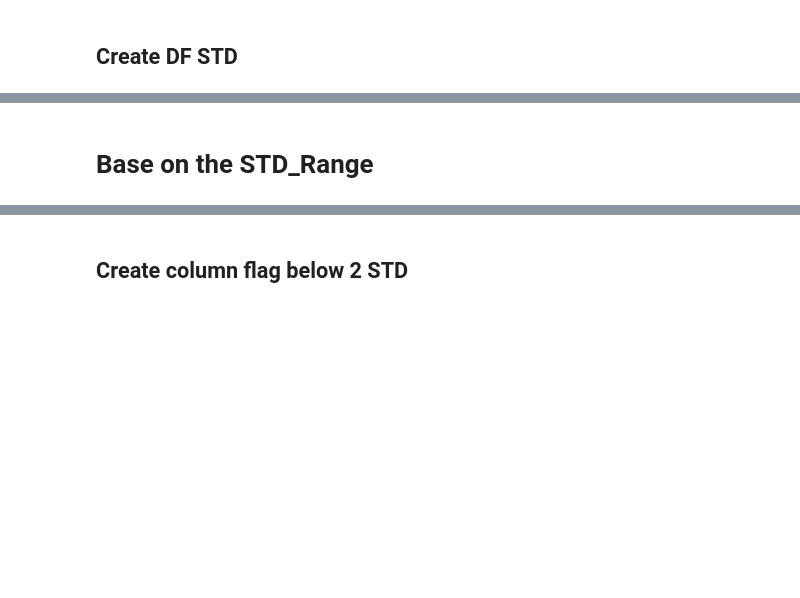
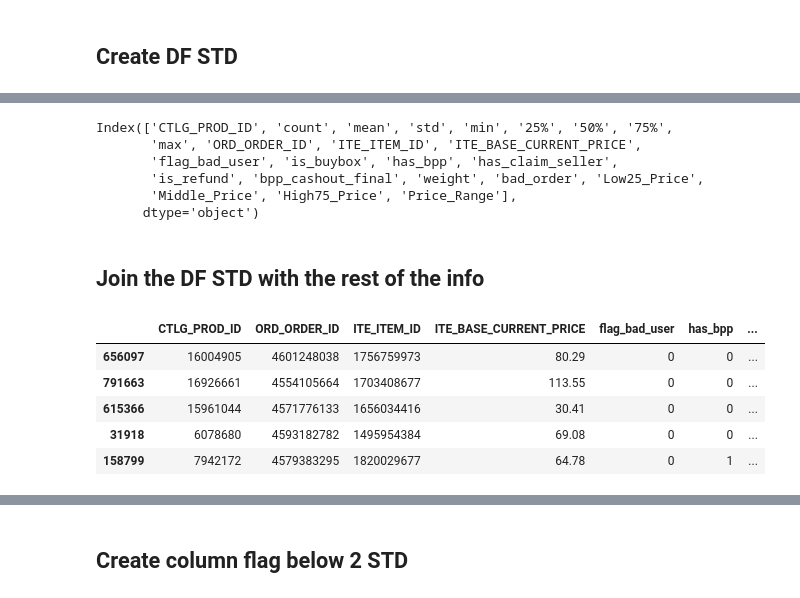
Before and after one commit to jucamuyrano/Publications-price-distribution, a Jupyter notebook: Publications.ipynb, the cells around one changed output, grey strips where cells are left out. Drawn from its saved outputs; the diff is of its cells as text; code cells hidden in the pictures; blank space fills up the shorter version.

```diff
--- a/Publications.ipynb
+++ b/Publications.ipynb
@@ -424,16 +426,16 @@ sns.histplot(
 # %% [markdown]
 ## Create DF STD
 # %%
-df_std = df_des[['CTLG_PROD_ID','50%']]
-df_std['STDx1'] = df_des['50%'] - df_des['std']
-df_std['STDx1.25'] = df_des['50%'] - (df_des['std']*1.25)
-df_std['STDx1.5'] = df_des['50%'] - (df_des['std']*1.5)
-df_std['STDx1.75'] = df_des['50%'] - (df_des['std']*1.75)
-df_std['STDx2'] = df_des['50%'] - (df_des['std']*2)
-df_std['STDx2.25'] = df_des['50%'] - (df_des['std']*2.25)
-df_std['STDx2.5'] = df_des['50%'] - (df_des['std']*2.5)
-df_std['STDx2.75'] = df_des['50%'] - (df_des['std']*2.75)
-df_std['STDx3'] = df_des['50%'] - (df_des['std']*3)
+df_std = df_des[['CTLG_PROD_ID','mean']]
+df_std['STDx1'] = df_des['std']
+df_std['STDx1.25'] = df_des['std']*1.25
+df_std['STDx1.5'] = df_des['std']*1.5
+df_std['STDx1.75'] = df_des['std']*1.75
+df_std['STDx2'] = df_des['std']*2
+df_std['STDx2.25'] = df_des['std']*2.25
+df_std['STDx2.5'] = df_des['std']*2.5
+df_std['STDx2.75'] = df_des['std']*2.75
+df_std['STDx3'] = df_des['std']*3
 df_std=df_std.round(decimals=2)
 # %% [output]
 A value is trying to be set on a copy of a slice from a DataFrame.
@@ -465,2 +466,0 @@ df_std.sample(5)
-# %% [markdown]
-# Base on the STD_Range
@@ -468,0 +467,25 @@ df['STDx2'] = df[['std']]*2
+# %%
+df.columns
+# %% [output]
+Index(['CTLG_PROD_ID', 'count', 'mean', 'std', 'min', '25%', '50%', '75%',
+       'max', 'ORD_ORDER_ID', 'ITE_ITEM_ID', 'ITE_BASE_CURRENT_PRICE',
+       'flag_bad_user', 'is_buybox', 'has_bpp', 'has_claim_seller',
+       'is_refund', 'bpp_cashout_final', 'weight', 'bad_order', 'Low25_Price',
+       'Middle_Price', 'High75_Price', 'Price_Range'],
+      dtype='object')
+# %% [markdown]
+## Join the DF STD with the rest of the info
+# %%
+df_red = df[['CTLG_PROD_ID','ORD_ORDER_ID','ITE_ITEM_ID','ITE_BASE_CURRENT_PRICE','flag_bad_user','has_bpp','has_claim_seller','is_refund','bpp_cashout_final','bad_order']]
+df_s = pd.merge(left = df_red, right = df_std,
+                how = 'inner',
+                left_on='CTLG_PROD_ID', right_on='CTLG_PROD_ID')
+# %%
+df_s.sample(5)
+# %% [output]
+|  | CTLG_PROD_ID | ORD_ORDER_ID | ITE_ITEM_ID | ITE_BASE_CURRENT_PRICE | flag_bad_user | has_bpp | ... |
+| 656097 | 16004905 | 4601248038 | 1756759973 | 80.29 | 0 | 0 | ... |
+| 791663 | 16926661 | 4554105664 | 1703408677 | 113.55 | 0 | 0 | ... |
+| 615366 | 15961044 | 4571776133 | 1656034416 | 30.41 | 0 | 0 | ... |
+| 31918 | 6078680 | 4593182782 | 1495954384 | 69.08 | 0 | 0 | ... |
+| 158799 | 7942172 | 4579383295 | 1820029677 | 64.78 | 0 | 1 | ... |
```
Also changed, not shown: parts of 47 cells of this notebook.
